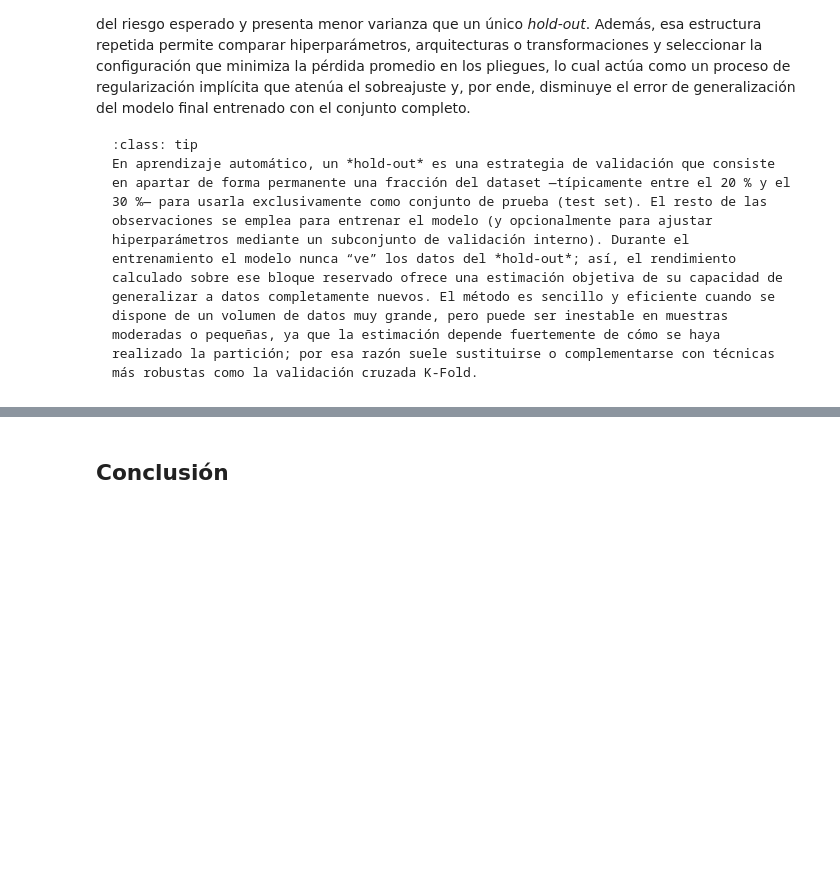
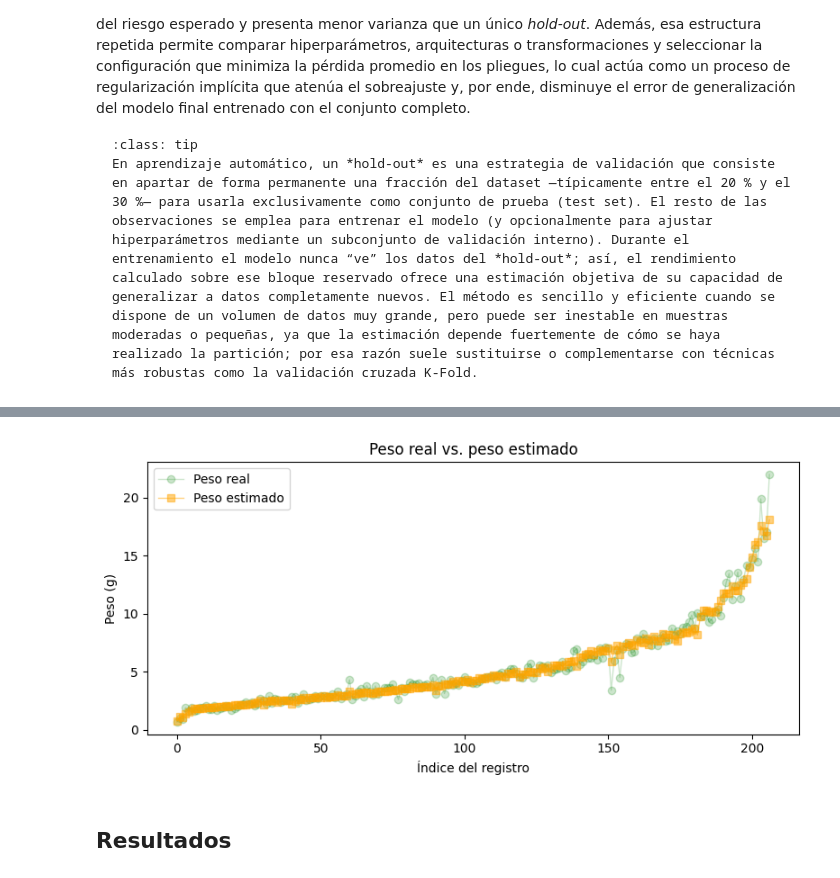
Before and after one commit to jalosu/FLATCLASS, a Jupyter notebook: content/01/Modelo.ipynb, the cells around one changed output, grey strips where cells are left out. Cells and saved outputs as stored; diff of their text form; code cells hidden in the pictures; blank space fills up the shorter version.

Commit message:
Actualización_20250612
Acabado capítulo modelo
Iniciado capítulo Generador

```diff
--- a/content/01/Modelo.ipynb
+++ b/content/01/Modelo.ipynb
@@ -19,6 +19,7 @@ from sklearn.linear_model import LinearRegression
 from sklearn.model_selection import KFold, cross_val_score
 from sklearn.metrics import mean_squared_error, make_scorer
 import statsmodels.api as sm            # para diagnóstico opcional
+import matplotlib.pyplot as plt
 
 # ==============================
 # 2. LECTURA DEL DATASET + LIMPIEZA
@@ -82,6 +83,43 @@ print(f"RMSE log-espacio (CV): {rmse_cv:.4f}")
 X_sm = sm.add_constant(df[['lnL', 'lnA']])
 ols   = sm.OLS(y, X_sm).fit()
 print(ols.summary())
+
+# ==============================
+# 8. GRÁFICAS REAL vs. ESTIMADO
+# =============================
+
+# Pesos real y estimado en el orden del índice
+W_real = df['W'].values
+W_pred = estimate_weight(df['L'].values, df['A'].values)
+
+plt.figure(figsize=(8, 4))
+plt.plot(
+    W_real,
+    label='Peso real',
+    marker='o',
+    lw=1,
+    color='green',    # color solicitado
+    alpha=0.2         # transparencia solicitada
+)
+plt.plot(W_pred, label='Peso estimado', marker='s', lw=1, color='orange', alpha=0.5)
+plt.ylabel('Peso (g)')
+plt.xlabel('Índice del registro')
+plt.title('Peso real vs. peso estimado')
+plt.legend()
+plt.tight_layout()
+plt.show()
+
+# ==============================
+# 9. FUNCIÓN INFERENCIA
+# =============================
+
+def estimate_weight(L_cm: float, A_cm: float) -> float:
+    """
+    Devuelve el peso estimado (gramos) a partir de la longitud (L_cm)
+    y la anchura (A_cm) usando el modelo W = k·L^a·A^b.
+    """
+    ln_hatW = ln_k + a * np.log(L_cm) + b * np.log(A_cm)
+    return (np.exp(ln_hatW))
 # %% [output]
 Modelo alométrico:  W = 0.03904 · L^1.895 · A^1.009
 R² (entrenamiento): 0.9722
@@ -97,9 +135,10 @@ Time:                        14:08:43   Log-Likelihood:                 177.68
 No. Observations:                 207   AIC:                            -349.4
 ... (14 lines left out)
 ==============================================================================
 
 Notes:
 [1] Standard Errors assume that the covariance matrix of the errors is correctly specified.
+[figure, added]
 # %% [markdown]
-## Conclusión
+## Resultados
 # %% [markdown]
```
Also changed, not shown: parts of 3 cells of this notebook, 2 other files.
